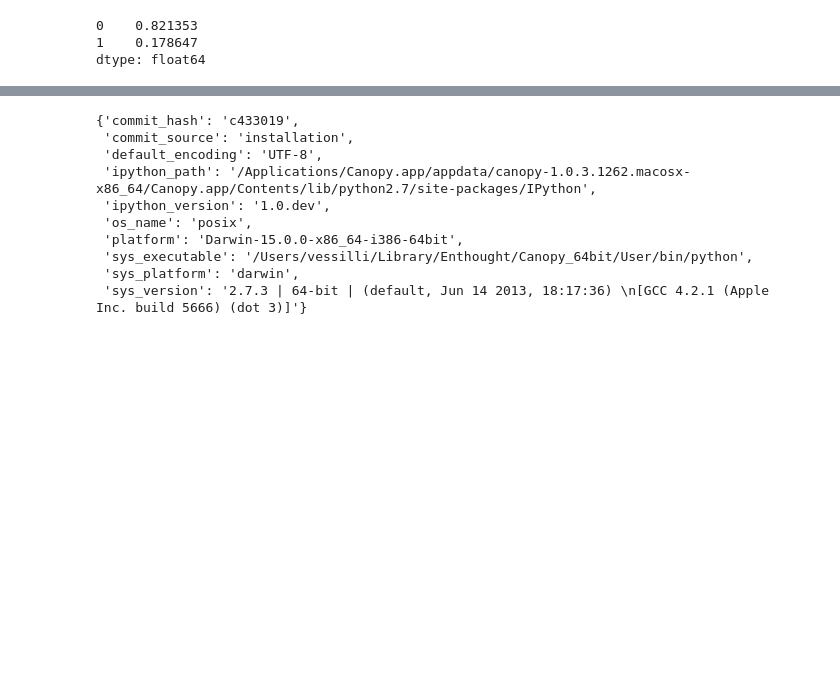
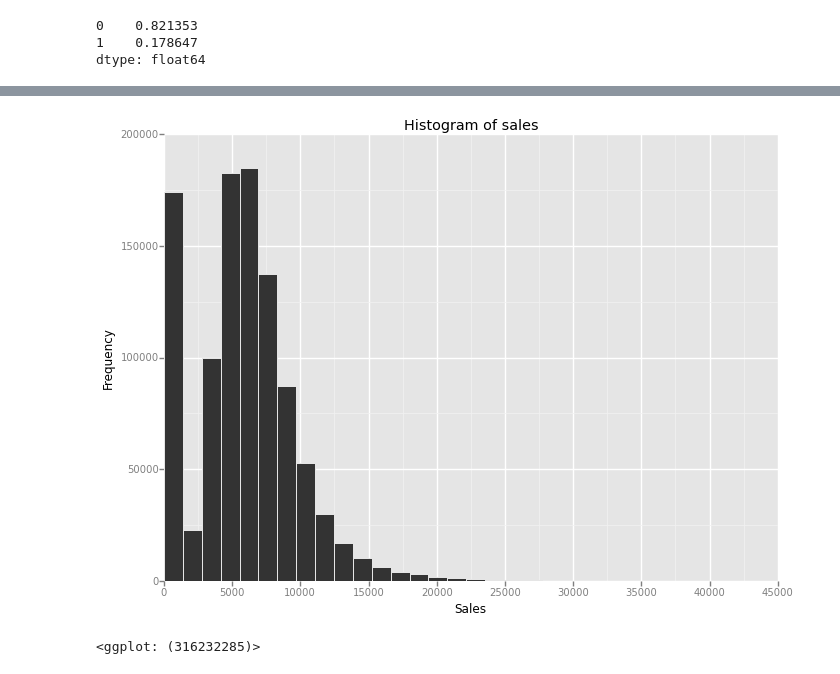
Before and after one commit to debugger06/Kaggle, a Jupyter notebook: rossmann/Untitled0.ipynb, the cells around one changed output, grey strips where cells are left out. Drawn from its saved outputs; the diff is of its cells as text; code cells hidden in the pictures; blank space fills up the shorter version.

```diff
--- a/rossmann/Untitled0.ipynb
+++ b/rossmann/Untitled0.ipynb
@@ -221,14 +184,6 @@ ERROR: Line magic function `%matplotlib` not found.
-# %%
-import IPython
-print IPython.sys_info()
-# %% [output]
-{'commit_hash': 'c433019',
- 'commit_source': 'installation',
- 'default_encoding': 'UTF-8',
- 'ipython_path': '/Applications/Canopy.app/appdata/canopy-1.0.3.1262.macosx-x86_64/Canopy.app/Contents/lib/python2.7/site-packages/IPython',
- 'ipython_version': '1.0.dev',
- 'os_name': 'posix',
- 'platform': 'Darwin-15.0.0-x86_64-i386-64bit',
- 'sys_executable': '/Users/vessilli/Library/Enthought/Canopy_64bit/User/bin/python',
- 'sys_platform': 'darwin',
- 'sys_version': '2.7.3 | 64-bit | (default, Jun 14 2013, 18:17:36) \n[GCC 4.2.1 (Apple Inc. build 5666) (dot 3)]'}
+# %%
+p = ggplot(aes(x="Sales"),data = train)
+p+geom_histogram()+ggtitle("Histogram of sales")+labs("Sales","Frequency")
+# %% [output]
+[figure, added]
+<ggplot: (316232285)>
```
Also changed, not shown: parts of 23 cells of this notebook.
